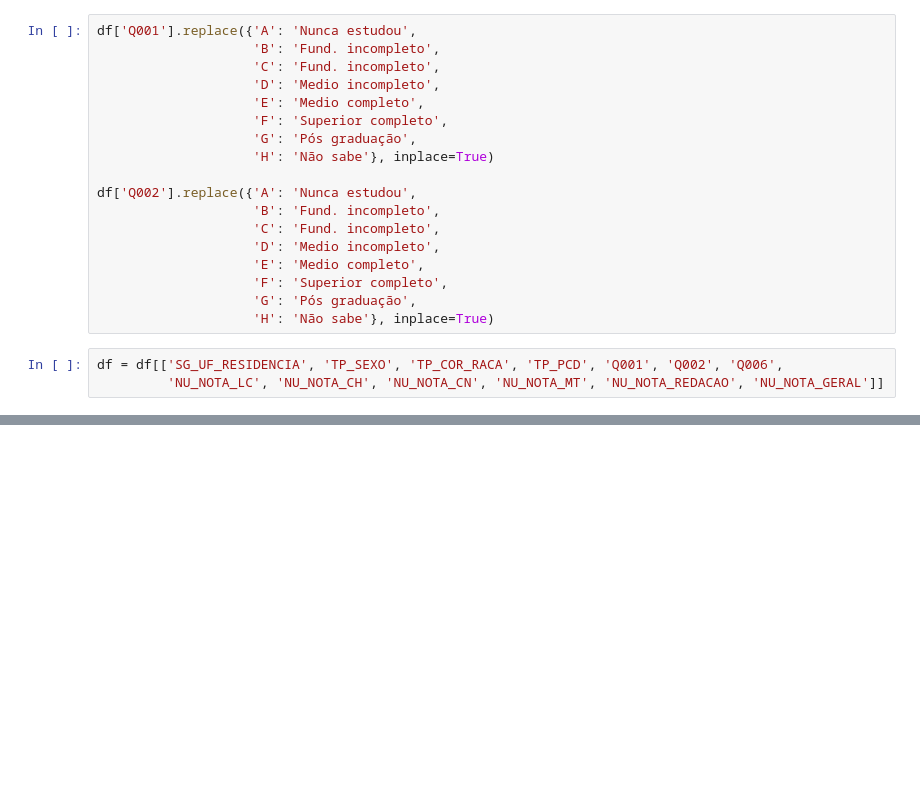
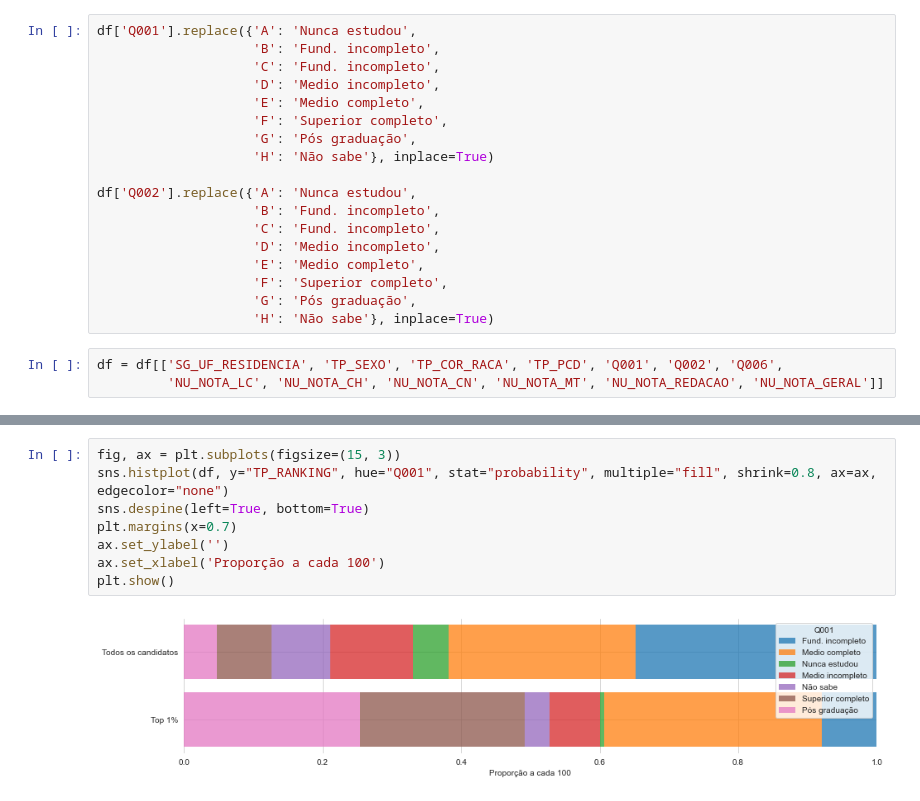
Before and after one commit to osbrabos/dataviz-enem, a Jupyter notebook: highest-scores-analysis.ipynb, the cells around one changed output, grey strips where cells are left out. Drawn from its saved outputs; the diff is of its cells as text; blank space fills up the shorter version.

```diff
--- a/highest-scores-analysis.ipynb
+++ b/highest-scores-analysis.ipynb
@@ -149,0 +104,10 @@ plot_distribution(top, 'TP_SEXO')
+# %%
+fig, ax = plt.subplots(figsize=(15, 3))
+sns.histplot(df, y="TP_RANKING", hue="Q001", stat="probability", multiple="fill", shrink=0.8, ax=ax, edgecolor="none")
+sns.despine(left=True, bottom=True)
+plt.margins(x=0.7)
+ax.set_ylabel('')
+ax.set_xlabel('Proporção a cada 100')
+plt.show()
+# %% [output]
+[figure, added]
```
Also changed, not shown: parts of 21 cells of this notebook.
